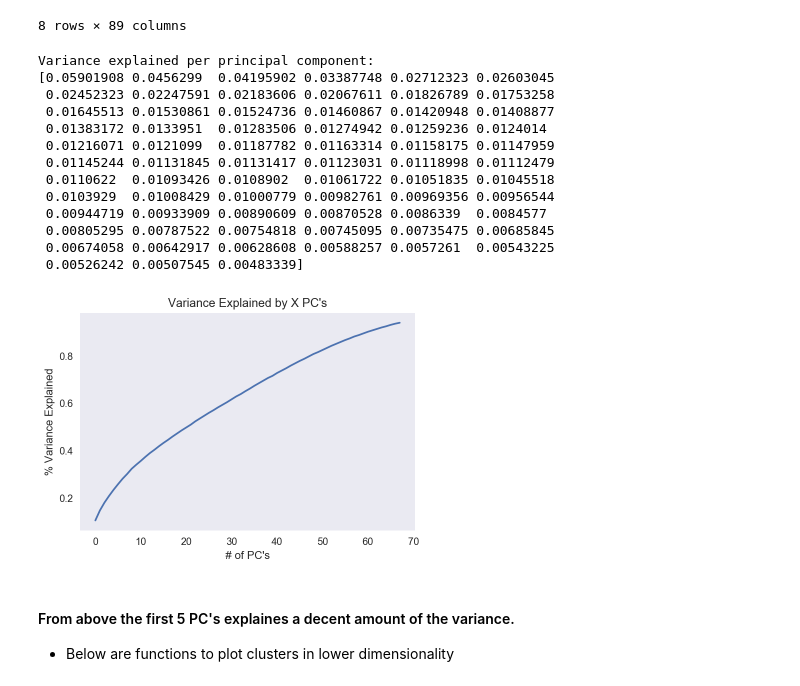
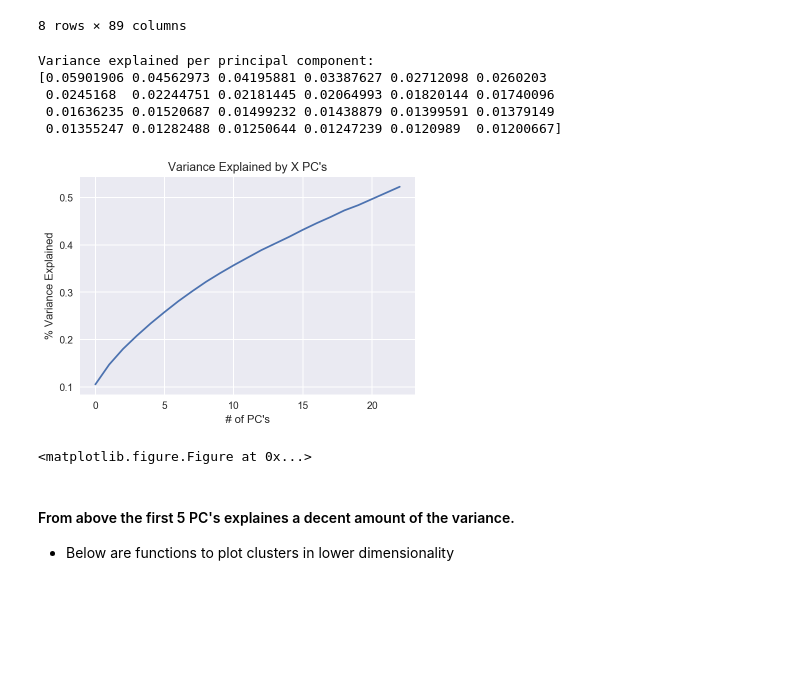
Before and after one commit to noahschumacher/smunch-user-food-analysis, a Jupyter notebook: clustering/pca_tsne.ipynb, the cells around one changed output. Cells and saved outputs as stored; diff of their text form; code cells hidden in the pictures; blank space fills up the shorter version.

```diff
--- a/clustering/pca_tsne.ipynb
+++ b/clustering/pca_tsne.ipynb
@@ -47,39 +47,31 @@ top_ing_f.describe()
 # %%
 ## Feature matrix
 X = top_ing_f.values
 
 explained = []
-for i in range(2, 70):
+for i in range(2, 25):
     pca = PCA(n_components=i)
     pca_result = pca.fit_transform(X)
     var_sum = np.round(np.sum(pca.explained_variance_ratio_), 3)
     explained.append(var_sum)
     #print("% Total Explained Variance by", i, "PC's:", var_sum)
 
 print('\nVariance explained per principal component:\n{}'.format(pca.explained_variance_ratio_))
 
 plt.plot(range(len(explained)), explained)
 
 plt.title("Variance Explained by X PC's")
 plt.xlabel("# of PC's")
 plt.ylabel("% Variance Explained")
-plt.grid()
 plt.show()
 # %% [output]
 Variance explained per principal component:
-[0.05901908 0.0456299  0.04195902 0.03387748 0.02712323 0.02603045
- 0.02452323 0.02247591 0.02183606 0.02067611 0.01826789 0.01753258
- 0.01645513 0.01530861 0.01524736 0.01460867 0.01420948 0.01408877
- 0.01383172 0.0133951  0.01283506 0.01274942 0.01259236 0.0124014
- 0.01216071 0.0121099  0.01187782 0.01163314 0.01158175 0.01147959
- 0.01145244 0.01131845 0.01131417 0.01123031 0.01118998 0.01112479
- 0.0110622  0.01093426 0.0108902  0.01061722 0.01051835 0.01045518
- 0.0103929  0.01008429 0.01000779 0.00982761 0.00969356 0.00956544
- 0.00944719 0.00933909 0.00890609 0.00870528 0.0086339  0.0084577
- 0.00805295 0.00787522 0.00754818 0.00745095 0.00735475 0.00685845
- 0.00674058 0.00642917 0.00628608 0.00588257 0.0057261  0.00543225
- 0.00526242 0.00507545 0.00483339]
+[0.05901906 0.04562973 0.04195881 0.03387627 0.02712098 0.0260203
+ 0.0245168  0.02244751 0.02181445 0.02064993 0.01820144 0.01740096
+ 0.01636235 0.01520687 0.01499232 0.01438879 0.01399591 0.01379149
+ 0.01355247 0.01282488 0.01250644 0.01247239 0.0120989  0.01200667]
-[figure, old version]
+[figure, new version]
+<matplotlib.figure.Figure at 0x...>
 # %% [markdown]
 #### From above the first 5 PC's explaines a decent amount of the variance.
 
```
